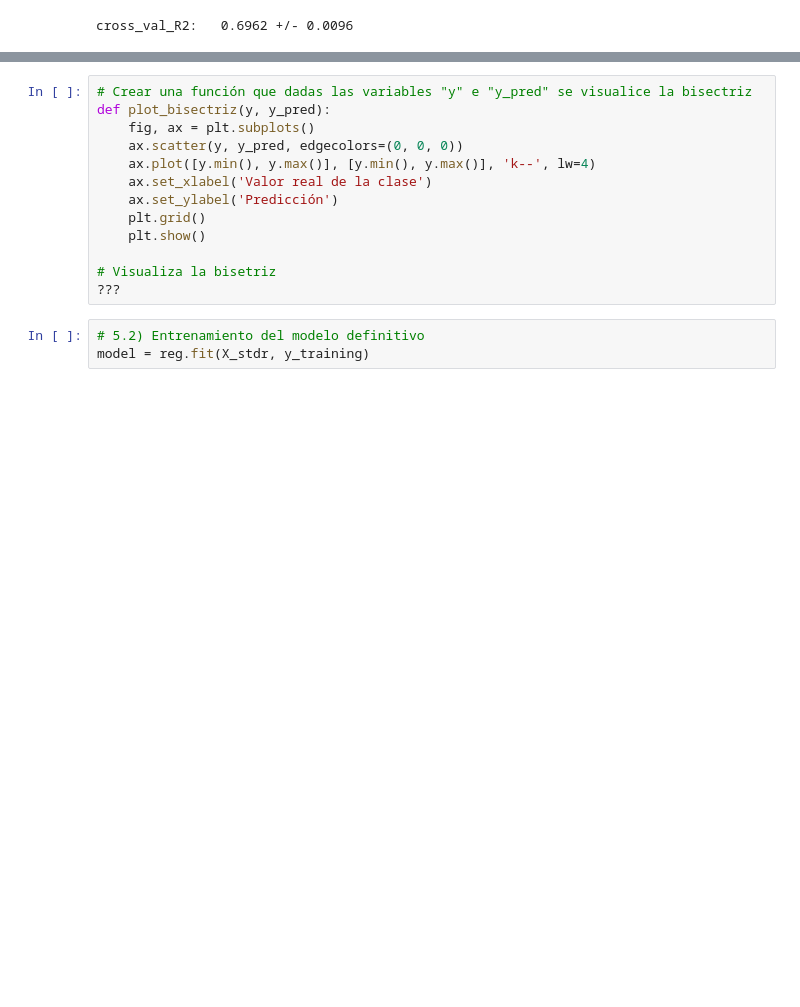
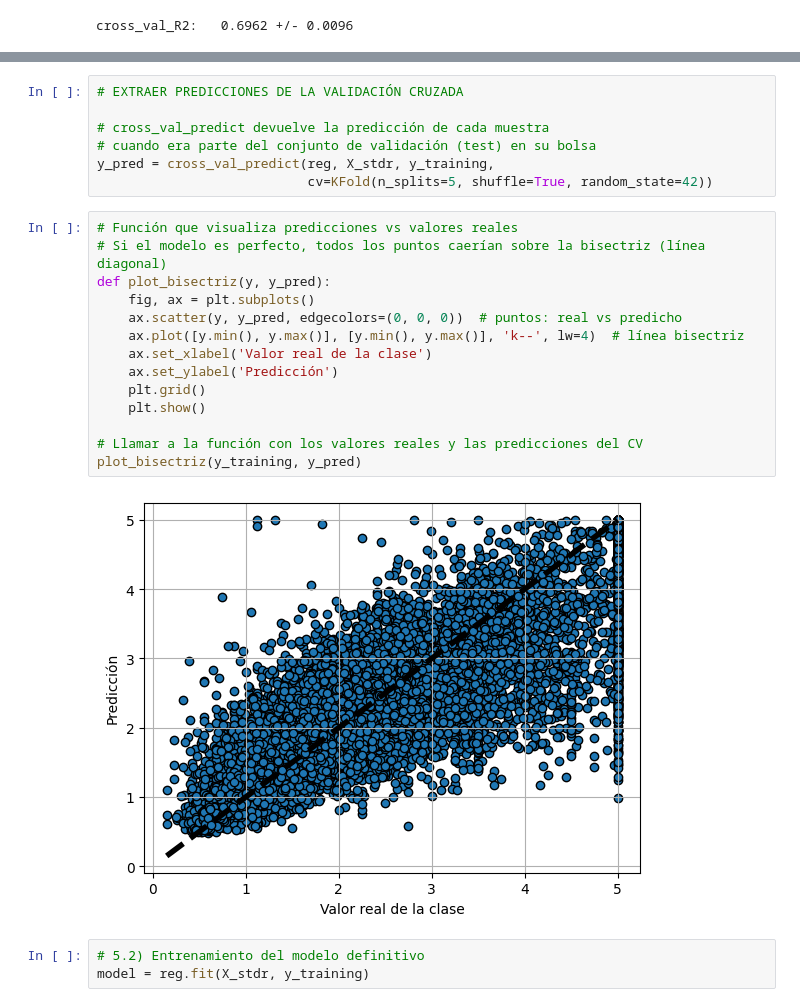
Before and after one commit to muntrans/Aprendizaje_Supervisado, a Jupyter notebook: notebooks_practicas/scripts/tema4/originales/Programa13.Regresion.KNN1.ipynb, the cells around one changed output, grey strips where cells are left out. Drawn from its saved outputs; the diff is of its cells as text; blank space fills up the shorter version.

```diff
--- a/notebooks_practicas/scripts/tema4/originales/Programa13.Regresion.KNN1.ipynb
+++ b/notebooks_practicas/scripts/tema4/originales/Programa13.Regresion.KNN1.ipynb
@@ -119,16 +137,26 @@ y_pred = ???
+# %%
+# EXTRAER PREDICCIONES DE LA VALIDACIÓN CRUZADA
+
+# cross_val_predict devuelve la predicción de cada muestra
+# cuando era parte del conjunto de validación (test) en su bolsa
+y_pred = cross_val_predict(reg, X_stdr, y_training,
+                           cv=KFold(n_splits=5, shuffle=True, random_state=42))
 # %%
-# Crear una función que dadas las variables "y" e "y_pred" se visualice la bisectriz
+# Función que visualiza predicciones vs valores reales
+# Si el modelo es perfecto, todos los puntos caerían sobre la bisectriz (línea diagonal)
 def plot_bisectriz(y, y_pred):
     fig, ax = plt.subplots()
-    ax.scatter(y, y_pred, edgecolors=(0, 0, 0))
-    ax.plot([y.min(), y.max()], [y.min(), y.max()], 'k--', lw=4)
+    ax.scatter(y, y_pred, edgecolors=(0, 0, 0))  # puntos: real vs predicho
+    ax.plot([y.min(), y.max()], [y.min(), y.max()], 'k--', lw=4)  # línea bisectriz
     ax.set_xlabel('Valor real de la clase')
     ax.set_ylabel('Predicción')
     plt.grid()
     plt.show()
 
-# Visualiza la bisetriz
-???
+# Llamar a la función con los valores reales y las predicciones del CV
+plot_bisectriz(y_training, y_pred)
+# %% [output]
+[figure, added]
 # %%
 # 5.2) Entrenamiento del modelo definitivo
 model = reg.fit(X_stdr, y_training)
```
Also changed, not shown: parts of 8 cells of this notebook.
